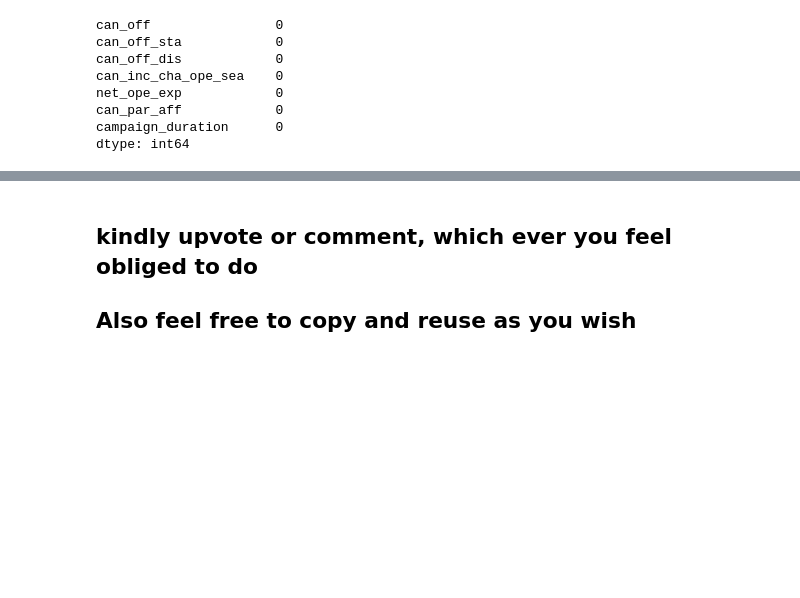
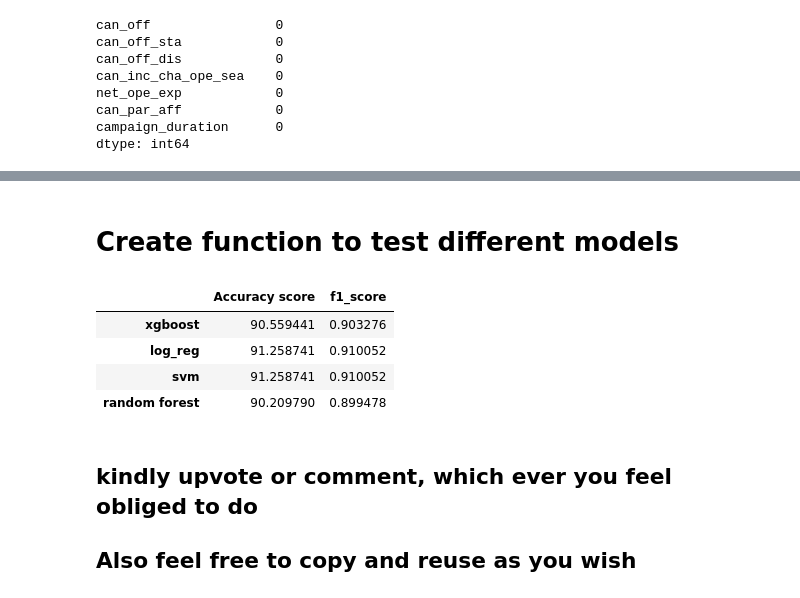
Before and after one commit to josephdickson11/campaign-finance-election-relationship, a Jupyter notebook: campaign-election-notebook.ipynb, the cells around one changed output, grey strips where cells are left out. Cells and saved outputs as stored; diff of their text form; code cells hidden in the pictures; blank space fills up the shorter version.

Commit message:
add evaluation function

```diff
--- a/campaign-election-notebook.ipynb
+++ b/campaign-election-notebook.ipynb
@@ -791,3 +810,38 @@ accuracy of the base model on house of rep election is 91.25874125874127%
+# %% [markdown]
+# Create function to test different models
+# %%
+def test_model_(models_dict, X_train, y_train, X_val, y_val):
+    """
+    a function that takes in a dictionary of models along with train and test data
+    to calculate the f1_score and accuracy score of the built pipeline then return a dataframe as the output
+
+    """
+    metrics = {}
+    for i in models_dict:
+        model_name = str(i)
+        model = models_dict[i]
+
+        pipeline = Pipeline(steps=[('prep',col_transform), ('m', model) ])
+        pipeline.fit(X_train, y_train)
+        test_pred = pipeline.predict(X_val)
+        metric_1 = accuracy_score(y_val, test_pred) * 100
+        metric_2 = f1_score(y_val, test_pred, average='weighted')
+        metrics[i] = metric_1, metric_2
+
+    metrics_df = pd.DataFrame.from_dict(metrics, orient='index', columns=['Accuracy score', 'f1_score'])
+    return metrics_df
+# %%
+#create a dictionary of classification models
+candidate_models = {'xgboost':XGBClassifier(), 'log_reg': LogisticRegression(), 'svm':SVC(), 'random forest': RandomForestClassifier() }
+
+#cal test_model_function
+test_model_(candidate_models, X_train, y_train, X_val, y_val)
+# %% [output]
+|  | Accuracy score | f1_score |
+| xgboost | 90.559441 | 0.903276 |
+| log_reg | 91.258741 | 0.910052 |
+| svm | 91.258741 | 0.910052 |
+| random forest | 90.209790 | 0.899478 |
 # %% [markdown]
 ## kindly upvote or comment, which ever you feel obliged to do
 ## Also feel free to copy and reuse as you wish
```
Also changed, not shown: parts of 4 cells of this notebook.
